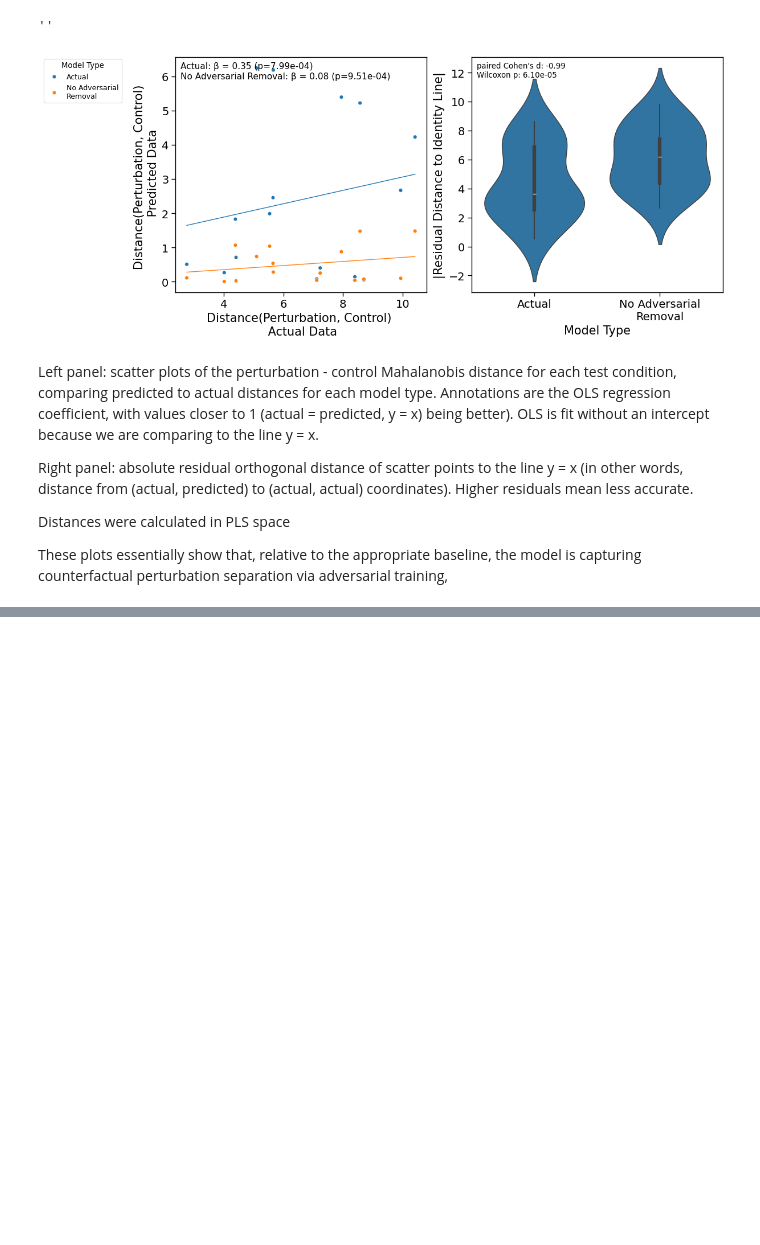
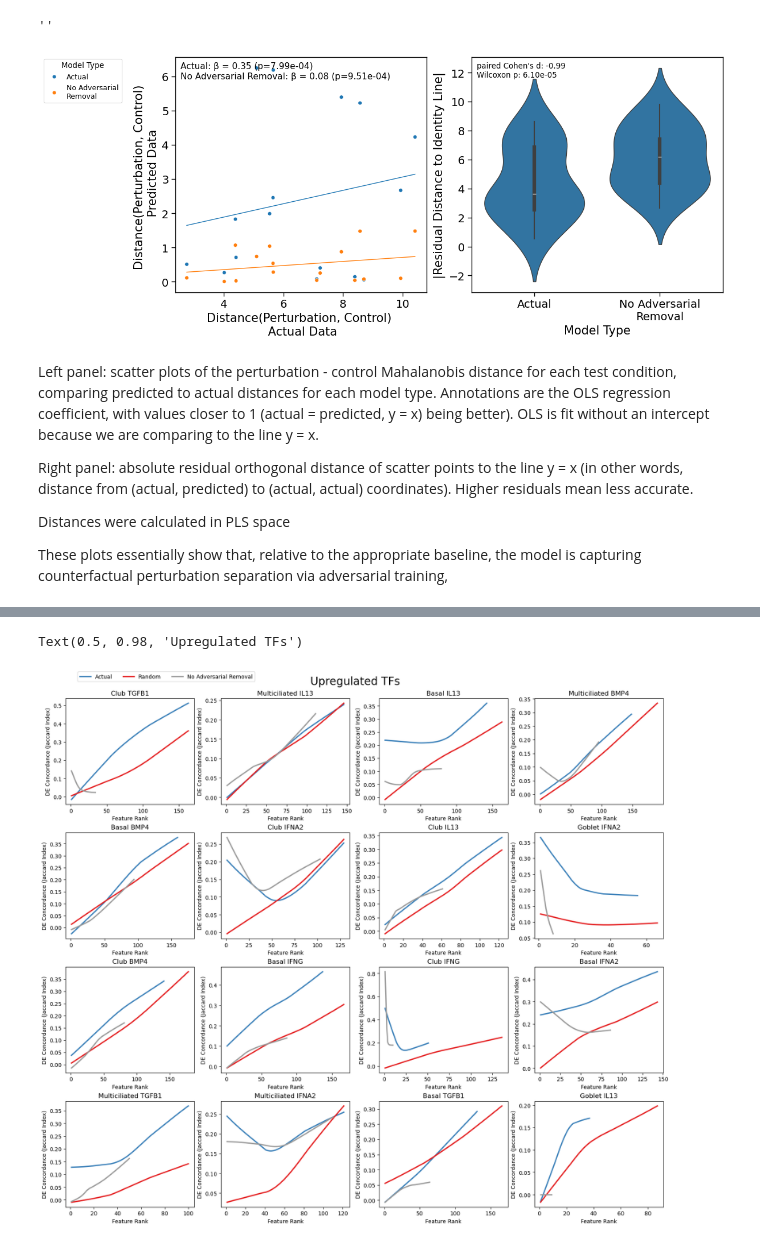
Before and after one commit to hmbaghdassarian/scLEMBAS, a Jupyter notebook: notebooks/McCauley_2024/06_assess_predictions/02_counterfactual_separation/01B_separation_quantification.ipynb, the cells around one changed output, grey strips where cells are left out. Cells and saved outputs as stored; diff of their text form; code cells hidden in the pictures; blank space fills up the shorter version.

Commit message:
concordance GAMMs

```diff
--- a/notebooks/McCauley_2024/06_assess_predictions/02_counterfactual_separation/01B_separation_quantification.ipynb
+++ b/notebooks/McCauley_2024/06_assess_predictions/02_counterfactual_separation/01B_separation_quantification.ipynb
@@ -382,0 +405,5 @@ These plots essentially show that, relative to the appropriate baseline, the mod
+# %%
+mads = dict(zip(
+    ['actual', 'noadv', 'random'],
+    [merged_adatas, merged_adatas_noadv, merged_adatas_rand]
+))
@@ -382,0 +483,15 @@ These plots essentially show that, relative to the appropriate baseline, the mod
+# %%
+concordance_df = pd.melt(concordance_df, id_vars=['direction', 'test_condition', 'mod_type', 'rank'],
+        value_name = 'jaccard_index', var_name = 'subsample_iteration'
+       )
+concordance_df = concordance_df[concordance_df.jaccard_index.notna()]
+
+concordance_df.mod_type = pd.Categorical(
+    concordance_df.mod_type,
+    categories = ['actual', 'random', 'noadv'],
+    ordered = True
+).map(
+    {'actual': 'Actual',
+    'random': 'Random',
+    'noadv': 'No Adversarial Removal'}
+)
@@ -382,0 +522,41 @@ These plots essentially show that, relative to the appropriate baseline, the mod
+# %%
+direction = 'positive'
+directional_concordance_df = concordance_df[concordance_df.direction == direction].copy()
+
+n_test_conds = directional_concordance_df.test_condition.nunique()
+
+
+ncols = min(4, n_test_conds)
+nrows = math.ceil(n_test_conds / ncols)
+
+fig, axes = plt.subplots(nrows, ncols, figsize=(4*ncols, 3.5*nrows), constrained_layout=True)
+axes_flat = axes.ravel()
+
+# ---- your plotting loop ----
+for (i, test_cond) in enumerate(directional_concordance_df.test_condition.unique()):
+    plot_concordance_panel(concordance_df = directional_concordance_df, test_cond = test_cond, ax = axes_flat[i])
+
+# ---- remove empty panels ----
+for j in range(n_test_conds, len(axes_flat)):
+    fig.delaxes(axes_flat[j])
+
+
+leg = axes_flat[0].get_legend()
+handles = leg.legend_handles
+labels = [t.get_text() for t in leg.get_texts()]
+
+fig.legend(
+    handles,
+    labels,
+    loc="upper center",
+    ncol=4,
+    bbox_to_anchor=(0.2, 1.01)
+)
+
+for i in range(n_test_conds):
+    axes_flat[i].legend_.remove()
+
+fig.suptitle('Upregulated TFs', fontsize = 20)
+# %% [output]
+Text(0.5, 0.98, 'Upregulated TFs')
+[figure, added]
```
Also changed, not shown: parts of 11 cells of this notebook, 9 other files.
